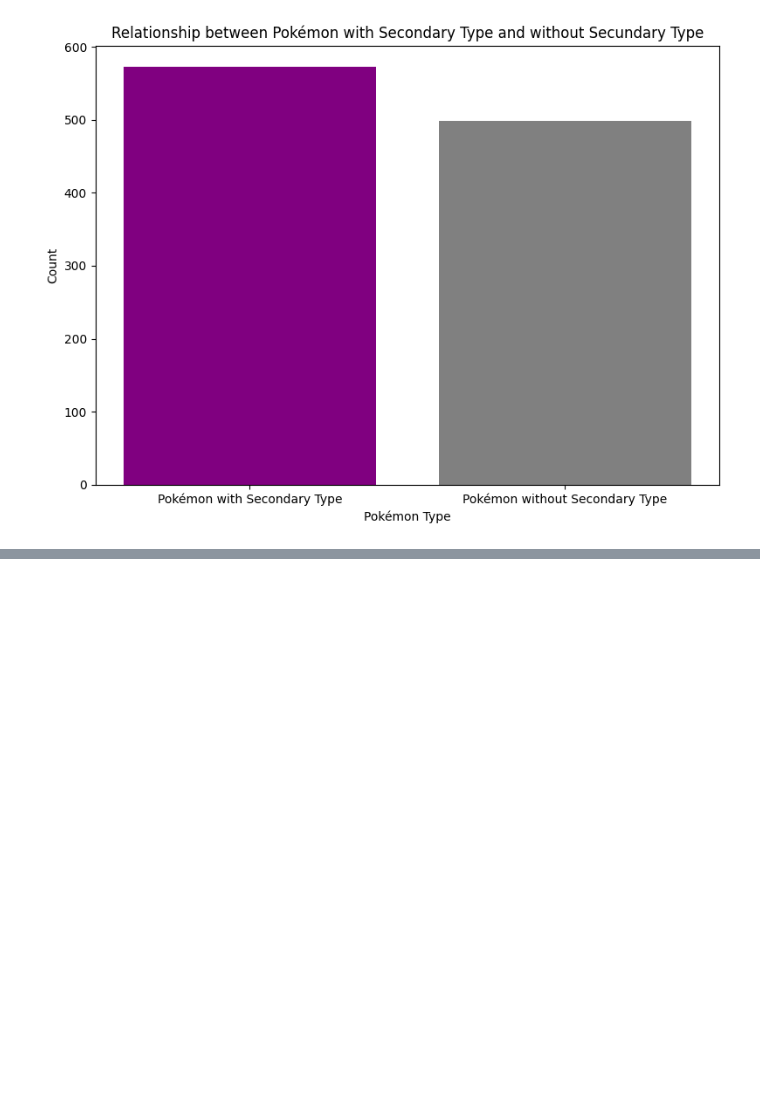
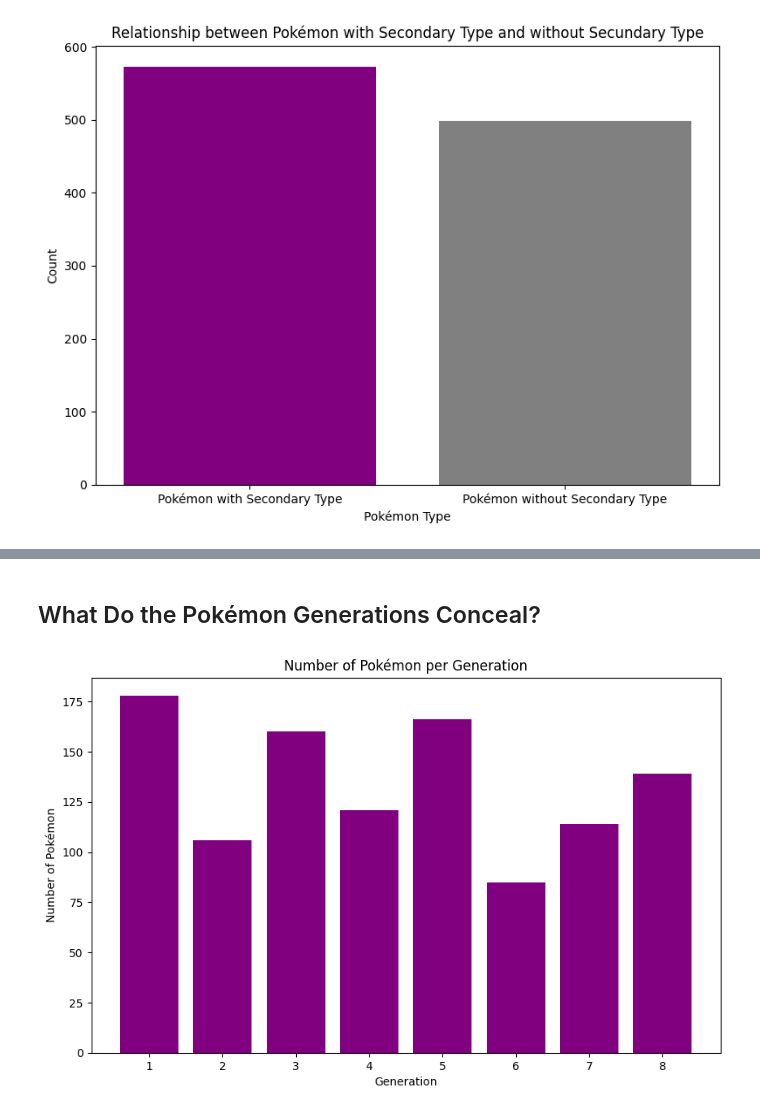
Before and after one commit to DsAlex-lnx/Pokemon-Data-Science, a Jupyter notebook: main.ipynb, the cells around one changed output, grey strips where cells are left out. Saved outputs shown, nothing was run; the diff lists cells and outputs as text; code cells hidden in the pictures; blank space fills up the shorter version.

Commit message:
Initial Steps in Pokémon Generations Analysis

```diff
--- a/main.ipynb
+++ b/main.ipynb
@@ -314,3 +316,5 @@ In our initial exploration of Pokémon data, we've uncovered some intriguing ins
 * **Balanced Secondary Types**: The relationship between Pokémon with secondary types and those without secondary types is surprisingly balanced. This equilibrium suggests that a significant portion of Pokémon possess a secondary type, adding depth to their character.
 
 These observations provide valuable insights into the diverse world of Pokémon types and hint at intriguing aspects of their abilities and characteristics. Further analysis and exploration may unveil more secrets about the Pokémon universe.
+# %% [markdown]
+## What Do the Pokémon Generations Conceal?
@@ -316,0 +342,19 @@ These observations provide valuable insights into the diverse world of Pokémon
+# %%
+df_filtered = df[df['generation'] >= 1]
+
+# Count Pokémon per generation
+generation_count = df_filtered['generation'].value_counts().sort_index()
+
+# Create the bar chart
+plt.figure(figsize=(10, 6))  # Figure size
+plt.bar(generation_count.index, generation_count.values, color='purple')
+
+# Add labels and title
+plt.xlabel('Generation')
+plt.ylabel('Number of Pokémon')
+plt.title('Number of Pokémon per Generation')
+
+# Show the chart
+plt.show()
+# %% [output]
+[figure, added]
```
Also changed, not shown: parts of 7 cells of this notebook.
